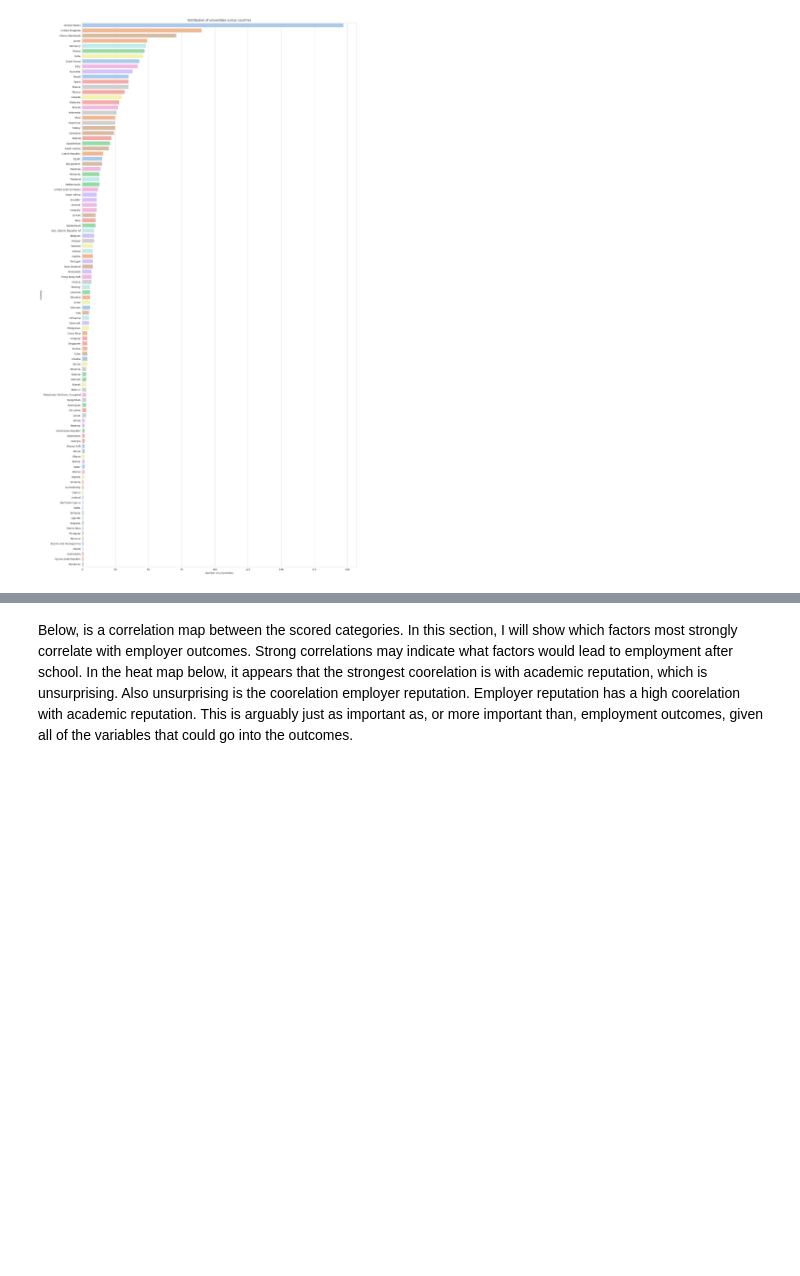
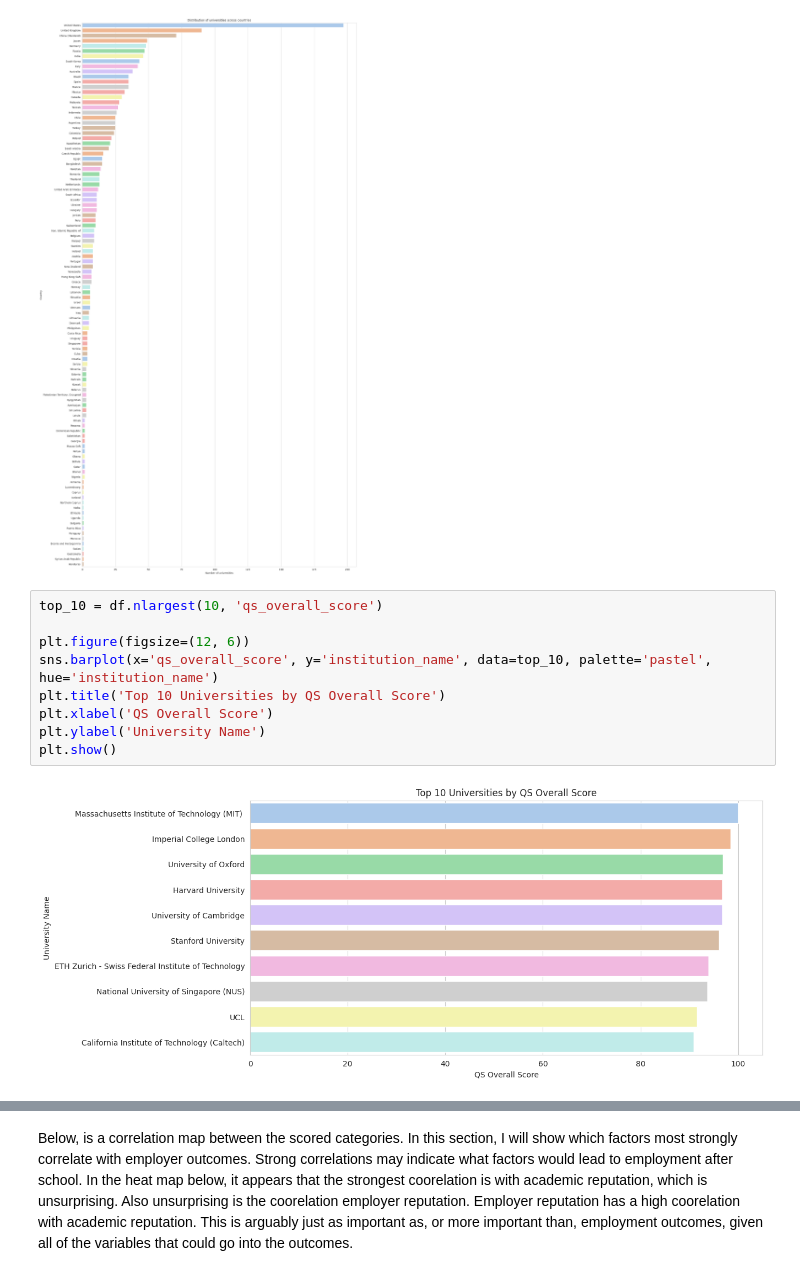
Before and after one commit to thezachdrake/UMD-INST760-Summer2024, a Jupyter notebook: notebooks/Murano-Notebook.ipynb, the cells around one changed output, grey strips where cells are left out. Cells and saved outputs as stored; diff of their text form; blank space fills up the shorter version.

```diff
--- a/notebooks/Murano-Notebook.ipynb
+++ b/notebooks/Murano-Notebook.ipynb
@@ -118,3 +146,14 @@ plt.title("Distribution of universities across countries")
 plt.show()
 # %% [output]
 [figure]
+# %%
+top_10 = df.nlargest(10, 'qs_overall_score')
+
+plt.figure(figsize=(12, 6))
+sns.barplot(x='qs_overall_score', y='institution_name', data=top_10, palette='pastel', hue='institution_name')
+plt.title('Top 10 Universities by QS Overall Score')
+plt.xlabel('QS Overall Score')
+plt.ylabel('University Name')
+plt.show()
+# %% [output]
+[figure, added]
```
Also changed, not shown: parts of 23 cells of this notebook.
